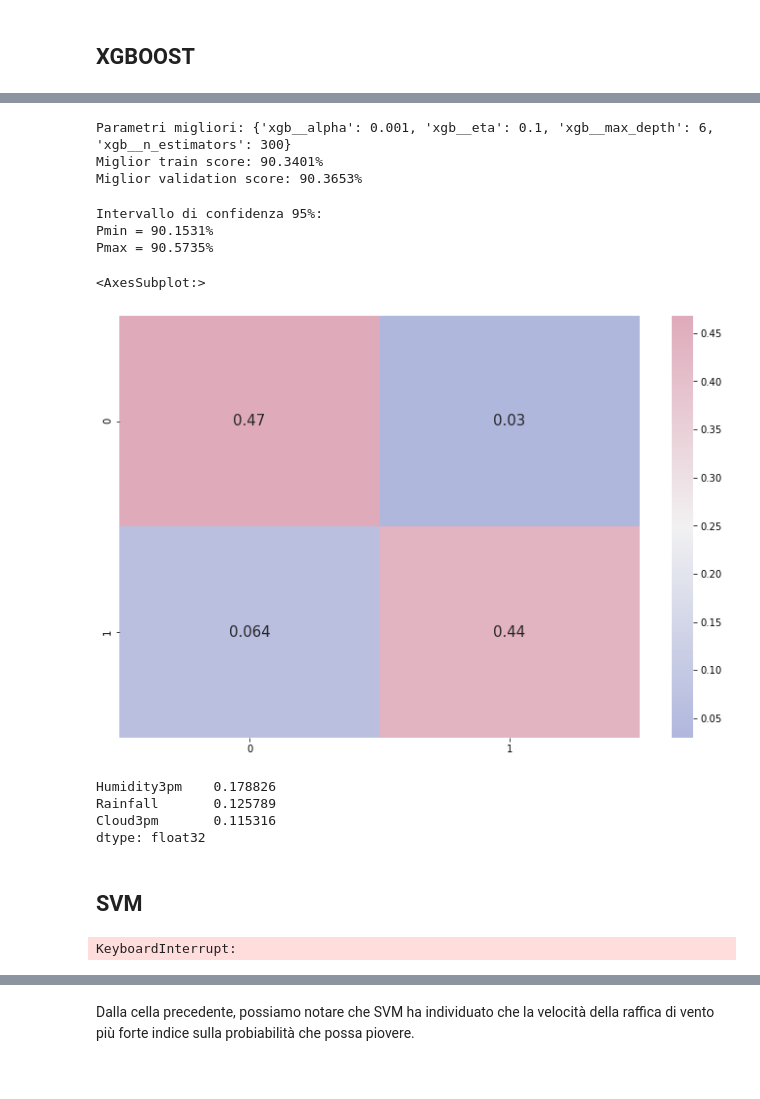
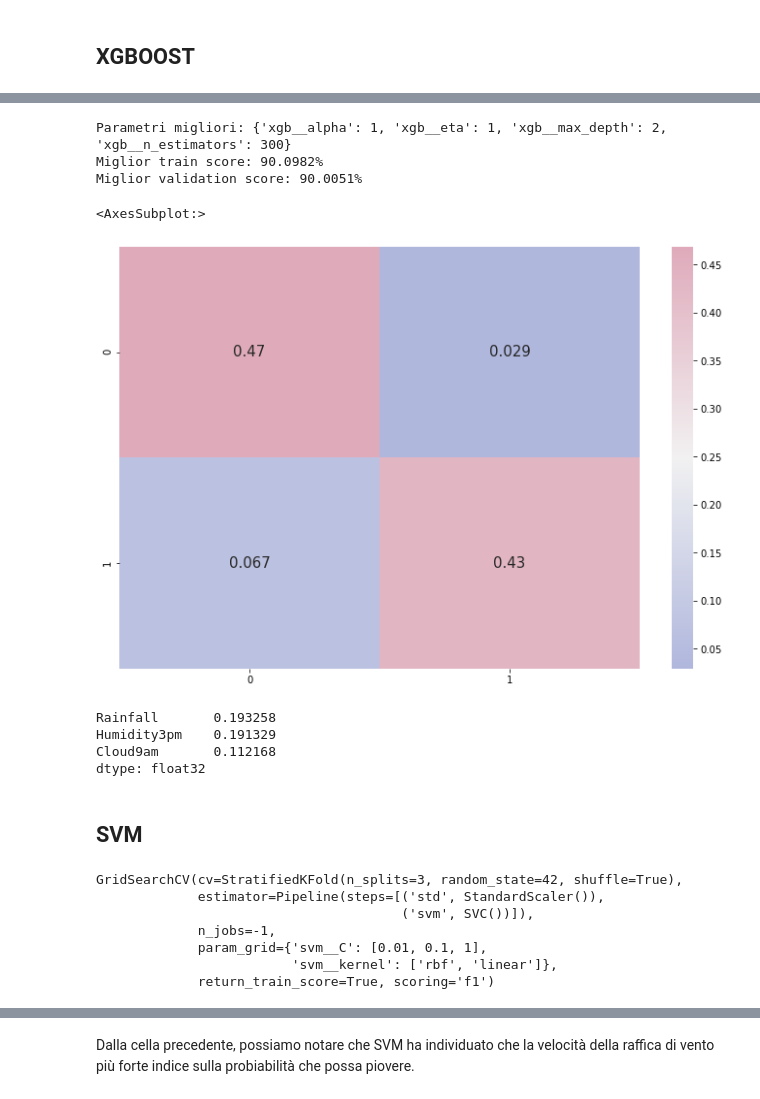
Before and after one commit to melissamagistri/RainPrediction, a Jupyter notebook: RainPrediction.ipynb, the cells around one changed output, grey strips where cells are left out. Cells and saved outputs as stored; diff of their text form; code cells hidden in the pictures.

Commit message:
Modificati alcuni parametri dei modelli

```diff
--- a/RainPrediction.ipynb
+++ b/RainPrediction.ipynb
@@ -297,7 +282,7 @@ from sklearn.pipeline import Pipeline
 # Perceptron with standard scaler
 std_perceptron = Pipeline([
     ('std', StandardScaler()),
-    ('perceptron', Perceptron(max_iter=8000, tol=1e-3, early_stopping=True, alpha=0.0001, n_jobs=-1))
+    ('perceptron', Perceptron(max_iter=5000, tol=1e-3, early_stopping=True, alpha=0.0001, n_jobs=-1))
 ])
 
 std_perceptron.fit(X_train, y_train)
@@ -314,7 +303,7 @@ from sklearn import metrics
 
 std_perceptron = Pipeline([
     ('std', StandardScaler()),
-    ('perceptron', Perceptron(n_jobs=-1, early_stopping=True, n_iter_no_change=5))
+    ('perceptron', Perceptron(max_iter=5000, n_jobs=-1, early_stopping=True, n_iter_no_change=5))
 ])
 
 parameters = {
@@ -326,6 +315,5 @@ parameters = {
 
 perceptron_cv = GridSearchCV(std_perceptron, parameters, cv=5, n_jobs=-1, scoring='f1')
 perceptron_cv.fit(X_train, y_train)
-print(perceptron_cv.best_params_)
-print('Best score: {:.4f}%'.format(round(perceptron_cv.best_score_ * 100, 4)))
+best_params(perceptron_cv)
 # %% [output]
@@ -555,8 +522,8 @@ rfc = Pipeline([
 
 parameters = {
     'rfc__n_estimators': [100, 200],
-    'rfc__max_depth': [2, 4, 6, 8],
-    'rfc__min_samples_leaf': [1, 2, 4],
+    'rfc__max_depth': range(2,10,2),
+    'rfc__min_samples_leaf': range(1,5),
     'rfc__min_samples_split': [2, 5, 10],
 }
 
@@ -610,19 +569,17 @@ predRandomForest = random_forest_with_gridsearch.predict(X_val)
 ## XGBOOST
 # %%
 from xgboost import XGBClassifier
-from sklearn.preprocessing import StandardScaler
-from sklearn.pipeline import Pipeline
 
 std_xgb = Pipeline([
     ('std', StandardScaler()),
-    ('xgb', XGBClassifier(nthread=8, objective='binary:logistic'))
+    ('xgb', XGBClassifier(objective='binary:logistic'))
 ])
 
 parameters = {
-    'xgb__eta': [0.002, 0.1, 0.5],
-    'xgb__max_depth': [6],
+    'xgb__eta': [0.001, 0.01, 1],
+    'xgb__max_depth': [2,4],
     'xgb__n_estimators': [150, 300],
-    'xgb__alpha': [0.0001, 0.001]
+    'xgb__alpha': [0.0001, 0.001, 0.01, 1]
 }
 
 xgboost_gridsearch = GridSearchCV(std_xgb, parameters, cv=skf, n_jobs=-1, return_train_score=True, scoring='f1')
@@ -649,31 +606,23 @@ GridSearchCV(cv=StratifiedKFold(n_splits=3, random_state=42, shuffle=True),
 # %%
 best_params(xgboost_gridsearch)
 # %% [output]
-Parametri migliori: {'xgb__alpha': 0.001, 'xgb__eta': 0.1, 'xgb__max_depth': 6, 'xgb__n_estimators': 300}
-Miglior train score: 90.3401%
-Miglior validation score: 90.3653%
+Parametri migliori: {'xgb__alpha': 1, 'xgb__eta': 1, 'xgb__max_depth': 2, 'xgb__n_estimators': 300}
+Miglior train score: 90.0982%
+Miglior validation score: 90.0051%
 # %%
-confidence = 95
-lower, upper = confidence_interval(len(X_val), xgboost_gridsearch.score(X_val, y_val), confidence)
-
-print('Intervallo di confidenza {}%: \nPmin = {:.4f}%\nPmax = {:.4f}%'.format(confidence, lower*100, upper*100))
-
 plt.subplots(figsize=(12,8))
 cf_matrix = confusion_matrix(y_val, xgboost_gridsearch.predict(X_val))
 sns.heatmap(cf_matrix/np.sum(cf_matrix), cmap = cmap1, annot = True, annot_kws = {'size':15})
 # %% [output]
-Intervallo di confidenza 95%:
-Pmin = 90.1531%
-Pmax = 90.5735%
+<AxesSubplot:>
-<AxesSubplot:>
-[figure, old version]
+[figure, new version]
 # %%
 xgb_imp = pd.Series(xgboost_gridsearch.best_estimator_[1].feature_importances_, index=X_train.columns).nlargest(3)
 print(xgb_imp)
 # %% [output]
-Humidity3pm    0.178826
-Rainfall       0.125789
-Cloud3pm       0.115316
+Rainfall       0.193258
+Humidity3pm    0.191329
+Cloud9am       0.112168
 dtype: float32
 # %%
 predXGBoost = xgboost_gridsearch.predict(X_val)
@@ -681,8 +630,6 @@ predXGBoost = xgboost_gridsearch.predict(X_val)
 ## SVM
 # %%
 from sklearn.svm import SVC
-from sklearn.preprocessing import StandardScaler
-from sklearn.pipeline import Pipeline
 
 std_svm = Pipeline([
     ('std', StandardScaler()),
@@ -690,13 +637,19 @@ std_svm = Pipeline([
 ])
 
 parameters = {
-    'svm__kernel': ['rbf'],
+    'svm__kernel': ['rbf', 'linear'],
     'svm__C': [0.01, 0.1, 1],
 }
 
-svm_withgridsearch = GridSearchCV(std_svm, parameters, cv=3, n_jobs=-1, return_train_score=True, scoring='f1')
+svm_withgridsearch = GridSearchCV(std_svm, parameters, cv=skf, n_jobs=-1, return_train_score=True, scoring='f1')
 svm_withgridsearch.fit(X_train, y_train)
 # %% [output]
-KeyboardInterrupt:
+GridSearchCV(cv=StratifiedKFold(n_splits=3, random_state=42, shuffle=True),
+             estimator=Pipeline(steps=[('std', StandardScaler()),
+                                       ('svm', SVC())]),
+             n_jobs=-1,
+             param_grid={'svm__C': [0.01, 0.1, 1],
+                         'svm__kernel': ['rbf', 'linear']},
+             return_train_score=True, scoring='f1')
 # %%
 best_params(svm_withgridsearch)
```
Also changed, not shown: parts of 39 cells of this notebook.
